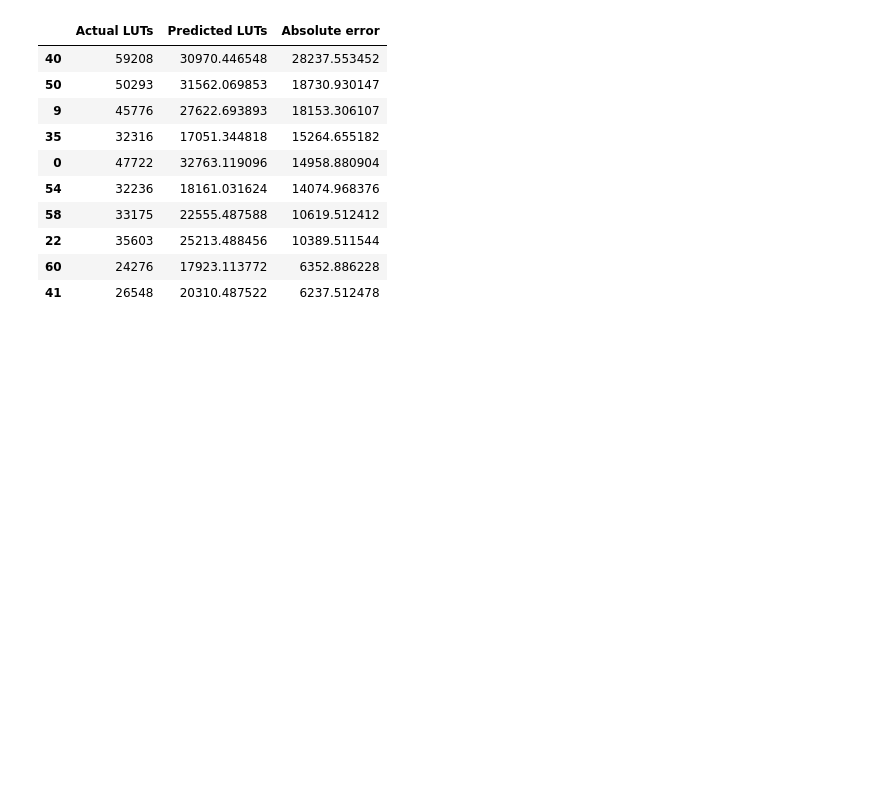
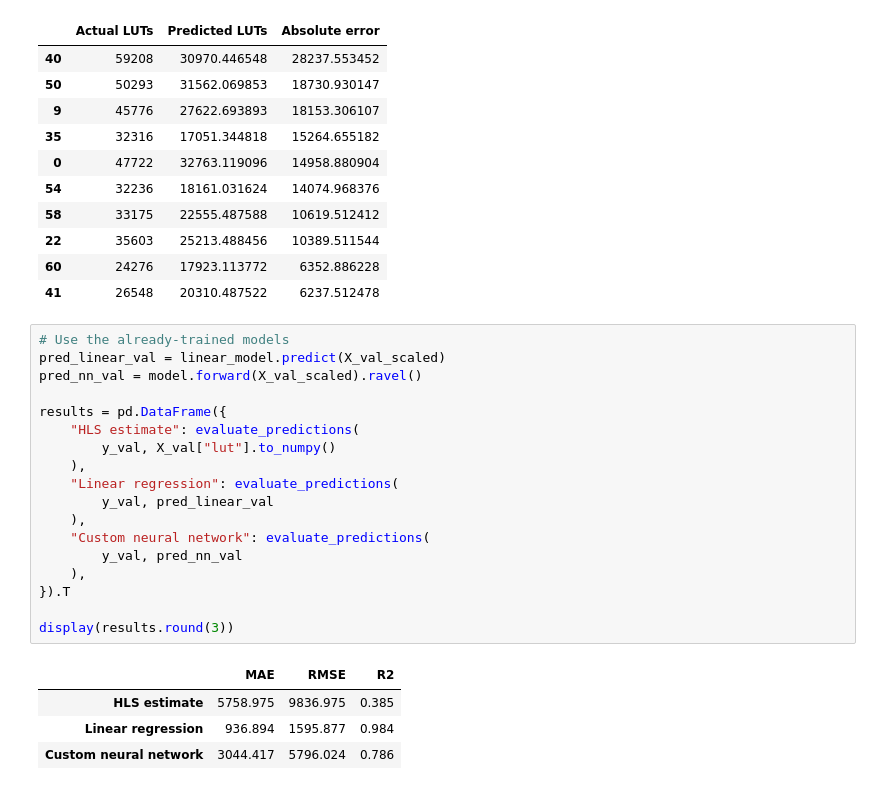
Before and after one commit to sahilbhatt89/CircuitCost, a Jupyter notebook: Notebboks/dataPrep.ipynb, the cells around one changed output. Drawn from its saved outputs; the diff is of its cells as text; blank space fills up the shorter version.

```diff
--- a/Notebboks/dataPrep.ipynb
+++ b/Notebboks/dataPrep.ipynb
@@ -311,3 +311,26 @@ display(comparison.sort_values("Absolute error", ascending=False).head(10))
 | 22 | 35603 | 25213.488456 | 10389.511544 |
 | 60 | 24276 | 17923.113772 | 6352.886228 |
 | 41 | 26548 | 20310.487522 | 6237.512478 |
+# %%
+# Use the already-trained models
+pred_linear_val = linear_model.predict(X_val_scaled)
+pred_nn_val = model.forward(X_val_scaled).ravel()
+
+results = pd.DataFrame({
+    "HLS estimate": evaluate_predictions(
+        y_val, X_val["lut"].to_numpy()
+    ),
+    "Linear regression": evaluate_predictions(
+        y_val, pred_linear_val
+    ),
+    "Custom neural network": evaluate_predictions(
+        y_val, pred_nn_val
+    ),
+}).T
+
+display(results.round(3))
+# %% [output]
+|  | MAE | RMSE | R2 |
+| HLS estimate | 5758.975 | 9836.975 | 0.385 |
+| Linear regression | 936.894 | 1595.877 | 0.984 |
+| Custom neural network | 3044.417 | 5796.024 | 0.786 |
```
Also changed, not shown: parts of 1 cell of this notebook, 1 other file.
